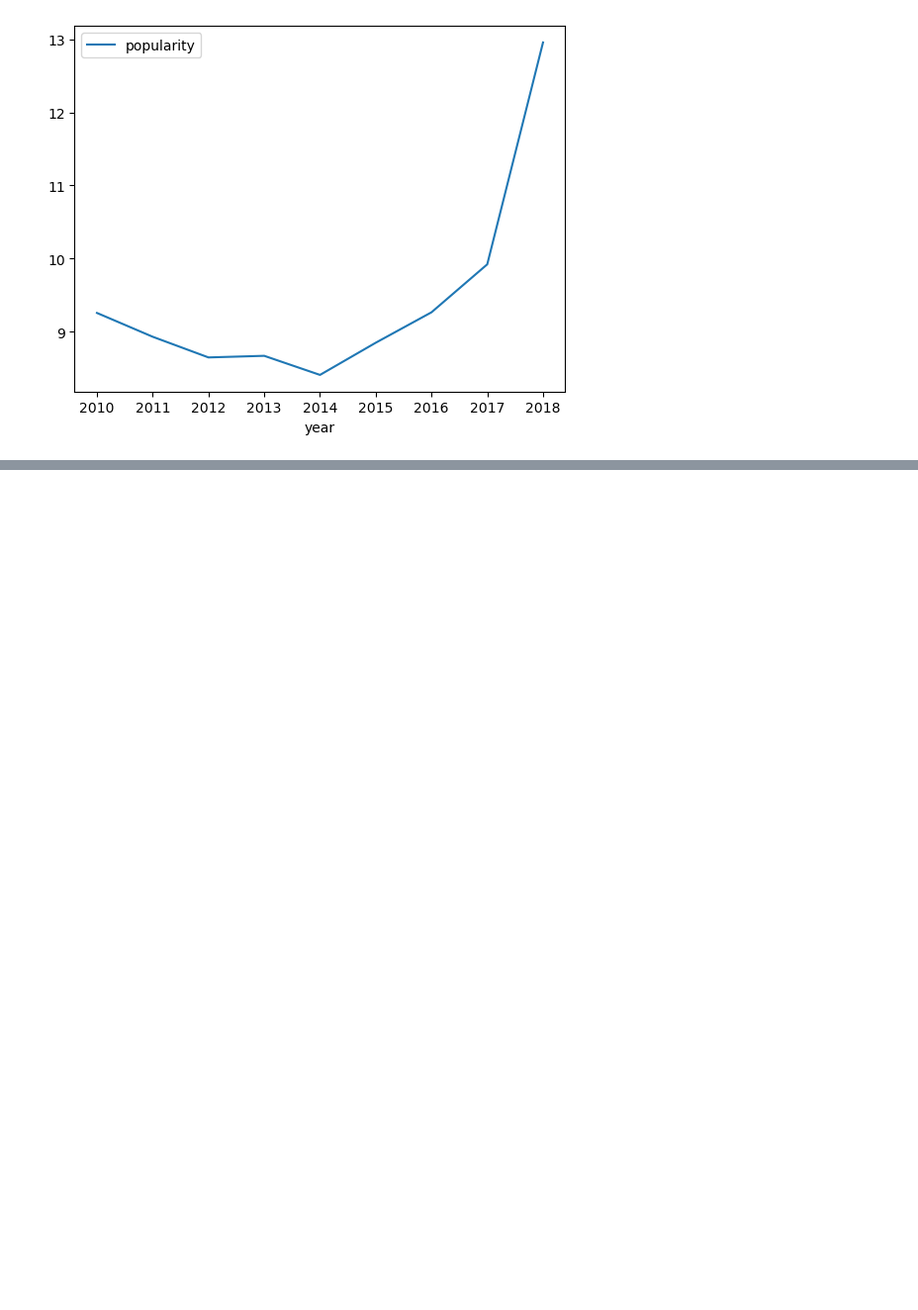
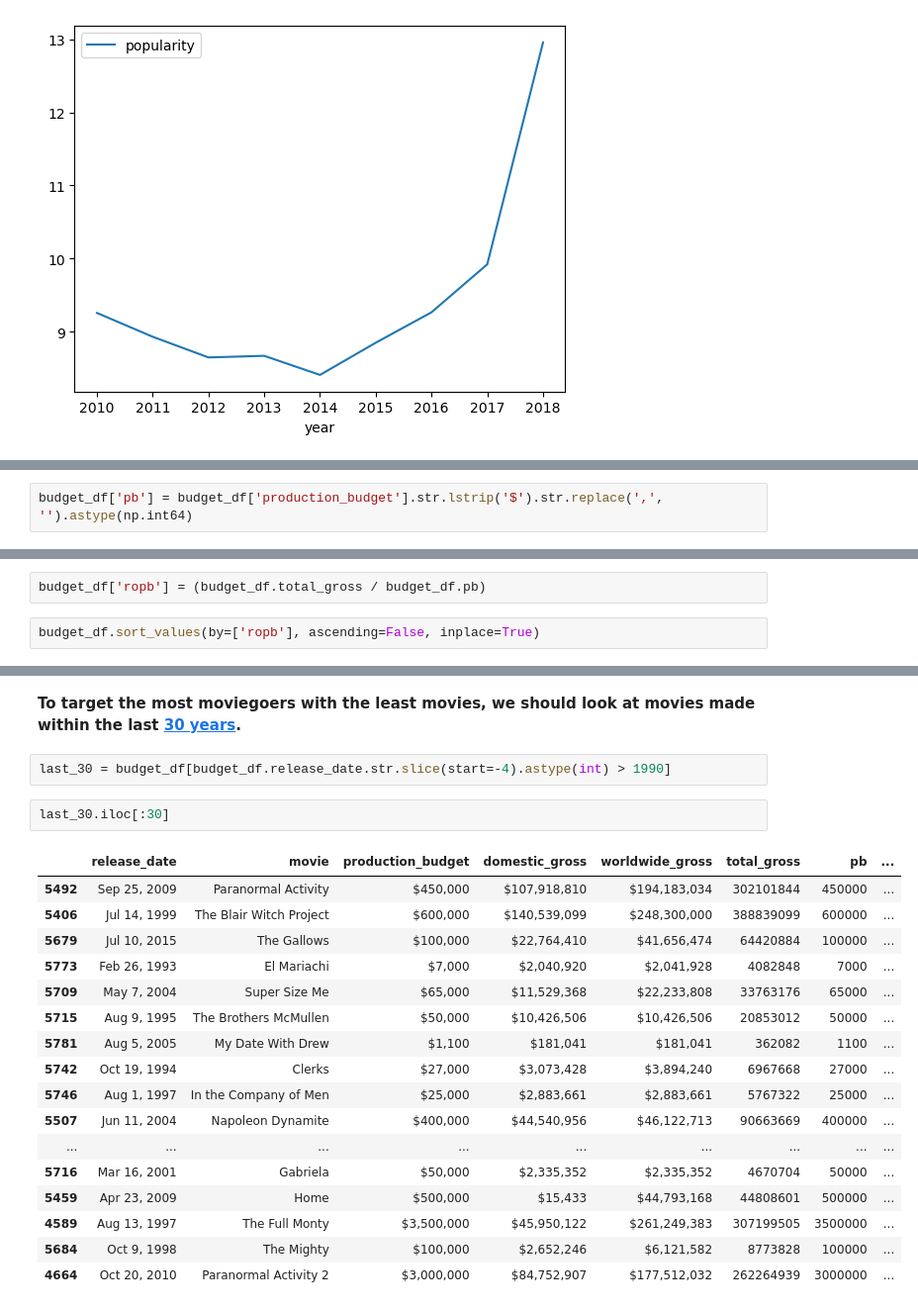
Before and after one commit to bkokin/semester_1_capstone, a Jupyter notebook: exploratory_work/hanwen_exploratory.ipynb, the cells around one changed output, grey strips where cells are left out. Shown: that part at 99% size. Saved outputs shown, nothing was run; the diff lists cells and outputs as text; blank space fills up the shorter version.

Commit message:
Add return on budget preliminary exploration

```diff
--- a/exploratory_work/hanwen_exploratory.ipynb
+++ b/exploratory_work/hanwen_exploratory.ipynb
@@ -187,0 +226,2 @@ over_50_movies.groupby('year').median().plot.line(y='popularity')
+# %%
+budget_df['pb'] = budget_df['production_budget'].str.lstrip('$').str.replace(',', '').astype(np.int64)
@@ -187,0 +251,4 @@ over_50_movies.groupby('year').median().plot.line(y='popularity')
+# %%
+budget_df['ropb'] = (budget_df.total_gross / budget_df.pb)
+# %%
+budget_df.sort_values(by=['ropb'], ascending=False, inplace=True)
@@ -187,0 +264,24 @@ over_50_movies.groupby('year').median().plot.line(y='popularity')
+# %% [markdown]
+**To target the most moviegoers with the least movies, we should look at movies made within the last [30 years](https://www.mekkographics.com/american-moviegoers-by-age-and-ethnicity/#:~:text=Younger%20Americans%20are%20more%20frequent,and%20over%20only%20attended%202.3.).**
+# %%
+last_30 = budget_df[budget_df.release_date.str.slice(start=-4).astype(int) > 1990]
+# %%
+last_30.iloc[:30]
+# %% [output]
+|  | release_date | movie | production_budget | domestic_gross | worldwide_gross | total_gross | pb | ... |
+| 5492 | Sep 25, 2009 | Paranormal Activity | $450,000 | $107,918,810 | $194,183,034 | 302101844 | 450000 | ... |
+| 5406 | Jul 14, 1999 | The Blair Witch Project | $600,000 | $140,539,099 | $248,300,000 | 388839099 | 600000 | ... |
+| 5679 | Jul 10, 2015 | The Gallows | $100,000 | $22,764,410 | $41,656,474 | 64420884 | 100000 | ... |
+| 5773 | Feb 26, 1993 | El Mariachi | $7,000 | $2,040,920 | $2,041,928 | 4082848 | 7000 | ... |
+| 5709 | May 7, 2004 | Super Size Me | $65,000 | $11,529,368 | $22,233,808 | 33763176 | 65000 | ... |
+| 5715 | Aug 9, 1995 | The Brothers McMullen | $50,000 | $10,426,506 | $10,426,506 | 20853012 | 50000 | ... |
+| 5781 | Aug 5, 2005 | My Date With Drew | $1,100 | $181,041 | $181,041 | 362082 | 1100 | ... |
+| 5742 | Oct 19, 1994 | Clerks | $27,000 | $3,073,428 | $3,894,240 | 6967668 | 27000 | ... |
+| 5746 | Aug 1, 1997 | In the Company of Men | $25,000 | $2,883,661 | $2,883,661 | 5767322 | 25000 | ... |
+| 5507 | Jun 11, 2004 | Napoleon Dynamite | $400,000 | $44,540,956 | $46,122,713 | 90663669 | 400000 | ... |
+| ... | ... | ... | ... | ... | ... | ... | ... | ... |
+| 5716 | Mar 16, 2001 | Gabriela | $50,000 | $2,335,352 | $2,335,352 | 4670704 | 50000 | ... |
+| 5459 | Apr 23, 2009 | Home | $500,000 | $15,433 | $44,793,168 | 44808601 | 500000 | ... |
+| 4589 | Aug 13, 1997 | The Full Monty | $3,500,000 | $45,950,122 | $261,249,383 | 307199505 | 3500000 | ... |
+| 5684 | Oct 9, 1998 | The Mighty | $100,000 | $2,652,246 | $6,121,582 | 8773828 | 100000 | ... |
+| 4664 | Oct 20, 2010 | Paranormal Activity 2 | $3,000,000 | $84,752,907 | $177,512,032 | 262264939 | 3000000 | ... |
```
Also changed, not shown: parts of 12 cells of this notebook.
